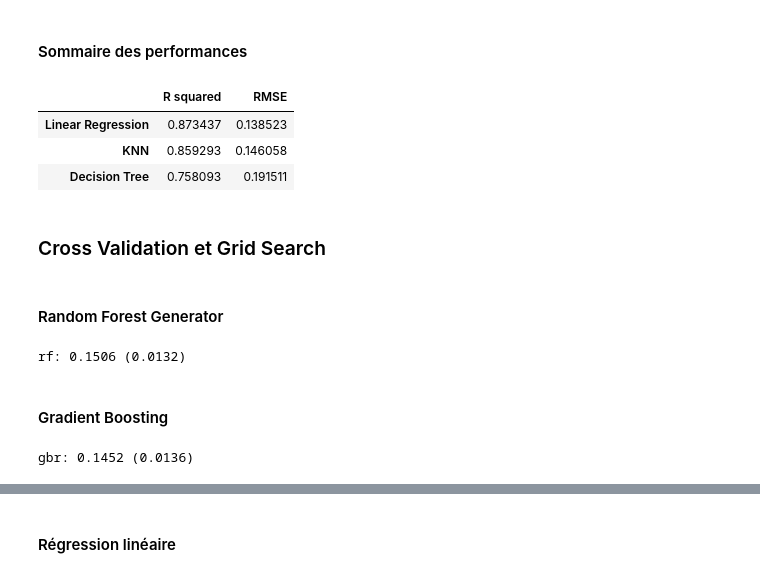
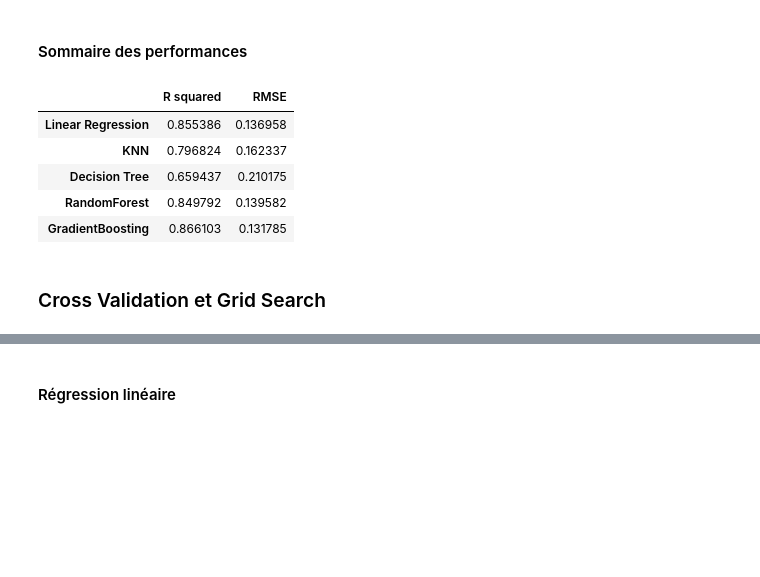
Before and after one commit to freya-git/LAVA, a Jupyter notebook: CRISP-DM_Template.ipynb, the cells around one changed output, grey strips where cells are left out. Drawn from its saved outputs; the diff is of its cells as text; code cells hidden in the pictures; blank space fills up the shorter version.

```diff
--- a/CRISP-DM_Template.ipynb
+++ b/CRISP-DM_Template.ipynb
@@ -895,0 +908,4 @@ diagnostic_plots(sm.add_constant(X[base]), y)
+# %%
+X, y = drop_outliers(X, y, features = features)
+
+X[features].info()
@@ -984,8 +1035,17 @@ def FeatureBar(model_Features, Title, yLabel):
 # %%
-# Gradient Boosting Regressor
+# Linear Regressor
+lr = LinearRegression()
+
+# K_Neighbor Regressor
+knn = KNeighborsRegressor(n_neighbors=5)
+
+# Decision Tree Regressor
+dt = DecisionTreeRegressor(max_depth=15, random_state=0)
+
+# Gradient Boost Regressor
 gbr = GradientBoostingRegressor(n_estimators=6000,
-                                learning_rate=0.01,
-                                max_depth=4,
+                                learning_rate=0.001,
+                                max_depth=7,
                                 max_features='sqrt',
                                 min_samples_leaf=15,
                                 min_samples_split=10,
@@ -1035,41 +1103,25 @@ Square Root of MSE: 0.19151051794251117
 # %% [markdown]
 #### Sommaire des performances
 # %%
-regressor = ['Linear Regression', 'KNN', 'Decision Tree']
-models = [LinearRegression(), KNeighborsRegressor(n_neighbors=5), DecisionTreeRegressor(max_depth=15, random_state=0)]
+regressor = ['Linear Regression', 'KNN', 'Decision Tree', 'RandomForest', 'GradientBoosting']
+models = [lr, knn, dt, rf, gbr ]
 R_squared = []
 RMSE = []
 for m in models:
     m.fit(X_train, y_train)
     prediction_m = m.predict(X_test)
     r2 = metrics.r2_score(y_test, prediction_m)
     rmse = np.sqrt(metrics.mean_squared_error(y_test, prediction_m))
     R_squared.append(r2)
     RMSE.append(rmse)
 basic_result = pd.DataFrame({'R squared':R_squared,'RMSE':RMSE}, index=regressor)
 basic_result
 # %% [output]
 |  | R squared | RMSE |
-| Linear Regression | 0.873437 | 0.138523 |
-| KNN | 0.859293 | 0.146058 |
-| Decision Tree | 0.758093 | 0.191511 |
+| Linear Regression | 0.855386 | 0.136958 |
+| KNN | 0.796824 | 0.162337 |
+| Decision Tree | 0.659437 | 0.210175 |
+| RandomForest | 0.849792 | 0.139582 |
+| GradientBoosting | 0.866103 | 0.131785 |
 # %% [markdown]
 ### Cross Validation et Grid Search
-# %% [markdown]
-#### Random Forest Generator
-# %%
-scores = {}
-
-score = cv_rmse(rf)
-print("rf: {:.4f} ({:.4f})".format(score.mean(), score.std()))
-scores['rf'] = (score.mean(), score.std())
-# %% [output]
-rf: 0.1506 (0.0132)
-# %% [markdown]
-#### Gradient Boosting
-# %%
-score = cv_rmse(gbr)
-print("gbr: {:.4f} ({:.4f})".format(score.mean(), score.std()))
-scores['gbr'] = (score.mean(), score.std())
-# %% [output]
-gbr: 0.1452 (0.0136)
```
Also changed, not shown: parts of 71 cells of this notebook, 1 other file.
